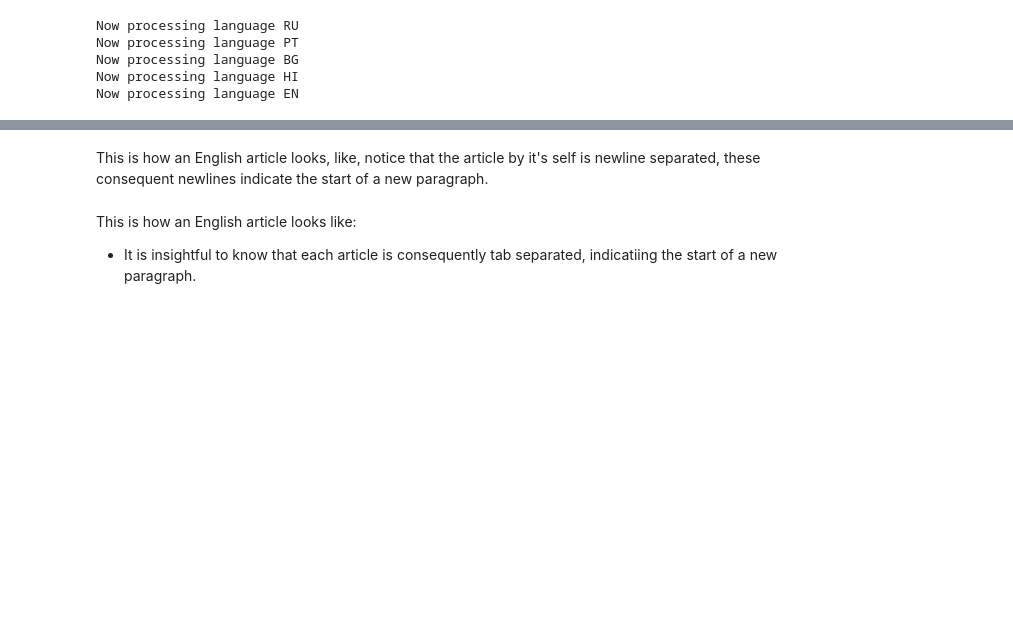
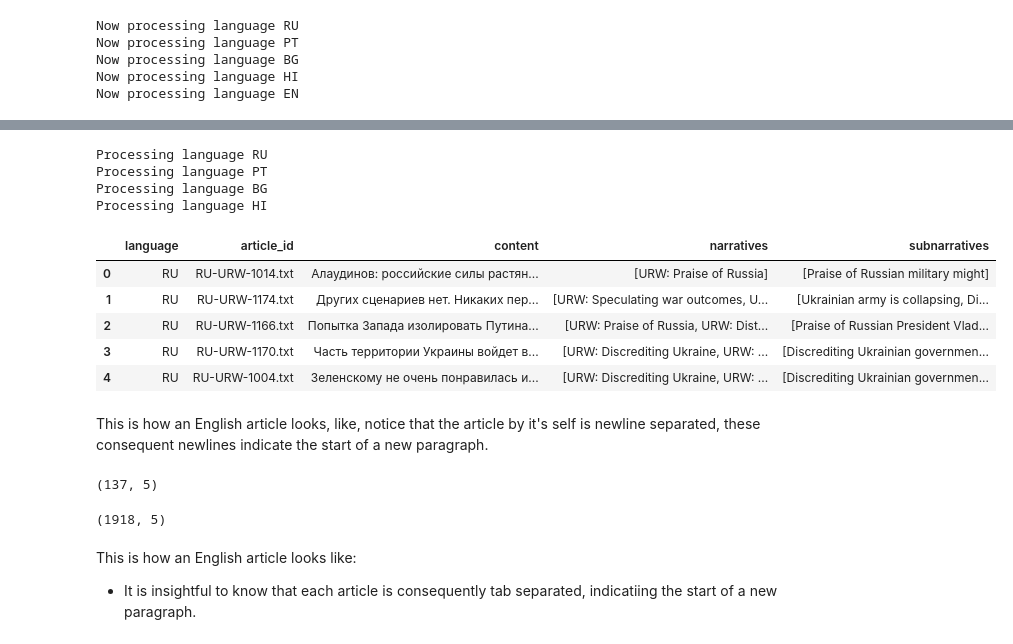
Before and after one commit to eleftheriouk/narrative-extraction-semeval, a Jupyter notebook: tasks/narratives/data_preparation.ipynb, the cells around one changed output, grey strips where cells are left out. Saved outputs shown, nothing was run; the diff lists cells and outputs as text; code cells hidden in the pictures; blank space fills up the shorter version.

```diff
--- a/tasks/narratives/data_preparation.ipynb
+++ b/tasks/narratives/data_preparation.ipynb
@@ -191,2 +234,66 @@ dataset.shape
+# %%
+base_dir_labels = root_dir + 'data/semeval_data/dev/labels'
+
+val_raw_annotation_data = []
+
+for language_folder in os.listdir(base_dir_labels):
+
+    if language_folder in ignore_folders:
+        continue
+
+    print('Processing language', language_folder)
+
+    language_path = os.path.join(base_dir_labels, language_folder)
+    if os.path.isdir(language_path):
+        for root, _, files in os.walk(language_path):
+            label_file = 'subtask-2-annotations.txt'
+            file_path = os.path.join(root, label_file)
+
+            with open(file_path, 'r') as file:
+                for line in file:
+                    parts = line.strip().split('\t')
+                    article_id = parts[0]
+                    narrative_to_subnarratives = parts[2].split(';')
+                    narratives = []
+                    subnarratives = []
+
+                    for nar_to_sub in narrative_to_subnarratives:
+                      subnarrative_list = nar_to_sub.split(' ')
+                      if subnarrative_list[0] == 'Other':
+                        narratives.append('Other')
+                        subnarratives.append('Other')
+                        continue
+                      nar_to_sub = ' '.join(subnarrative_list[1:])
+                      nar, sub = nar_to_sub.split(':')
+                      nar = f"{subnarrative_list[0]} {nar}"
+                      narratives.append(nar.strip())
+                      subnarratives.append(sub.strip())
+
+                    val_raw_annotation_data.append({
+                        'article_id': article_id,
+                        'narratives': narratives,
+                        'subnarratives': subnarratives
+                    })
+
+val_annotations_df = pd.DataFrame(val_raw_annotation_data)
+# %% [output]
+Processing language RU
+Processing language PT
+Processing language BG
+Processing language HI
+# %%
+dataset_val = pd.merge(val_documents_df, val_annotations_df, on='article_id')
+dataset_val.head()
+# %% [output]
+|  | language | article_id | content | narratives | subnarratives |
+| 0 | RU | RU-URW-1014.txt | Алаудинов: российские силы растян... | [URW: Praise of Russia] | [Praise of Russian military might] |
+| 1 | RU | RU-URW-1174.txt | Других сценариев нет. Никаких пер... | [URW: Speculating war outcomes, U... | [Ukrainian army is collapsing, Di... |
+| 2 | RU | RU-URW-1166.txt | Попытка Запада изолировать Путина... | [URW: Praise of Russia, URW: Dist... | [Praise of Russian President Vlad... |
+| 3 | RU | RU-URW-1170.txt | Часть территории Украины войдет в... | [URW: Discrediting Ukraine, URW: ... | [Discrediting Ukrainian governmen... |
+| 4 | RU | RU-URW-1004.txt | Зеленскому не очень понравилась и... | [URW: Discrediting Ukraine, URW: ... | [Discrediting Ukrainian governmen... |
 # %% [markdown]
 This is how an English article looks, like, notice that the article by it's self is newline separated, these consequent newlines indicate the start of a new paragraph.
+# %%
+dataset_val.shape
+# %% [output]
+(137, 5)
@@ -193,3 +302,7 @@ This is how an English article looks, like, notice that the article by it's self
+# %%
+dataset.shape
+# %% [output]
+(1918, 5)
 # %% [markdown]
 This is how an English article looks like:
 * It is insightful to know that each article is consequently tab separated, indicatiing the start of a new paragraph.
```
Also changed, not shown: parts of 26 cells of this notebook, 4 other files.
